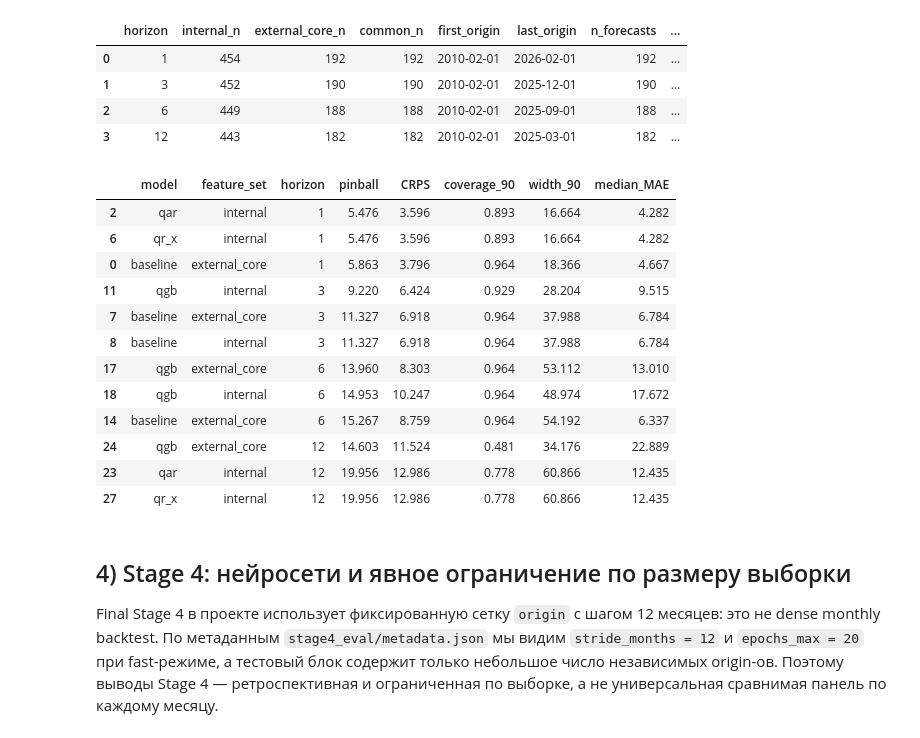
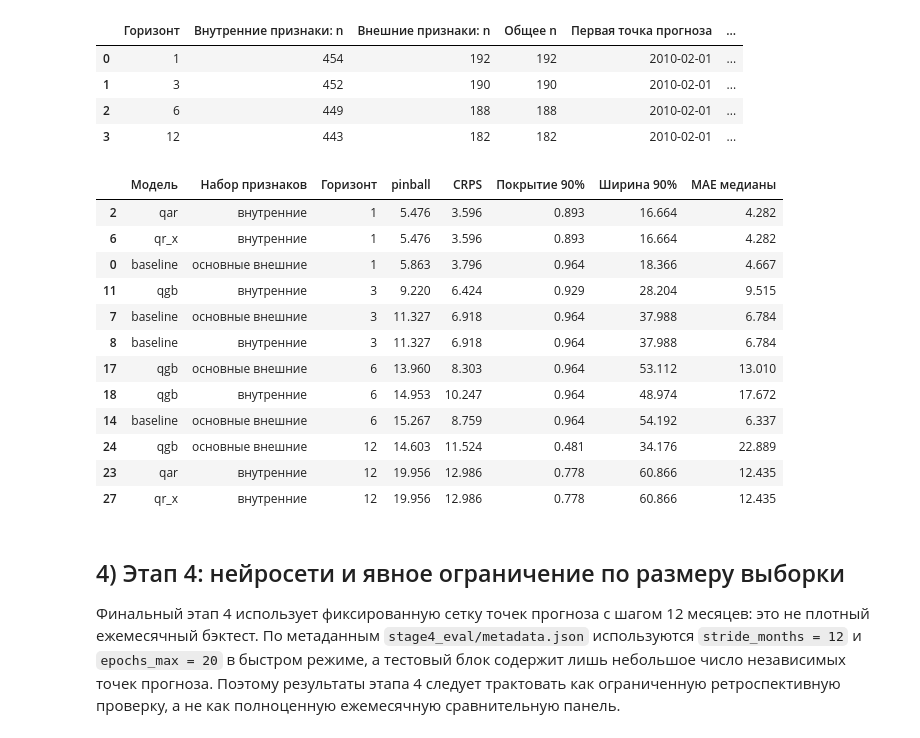
Before and after one commit to DMalakhov1/sber-task, a Jupyter notebook: task1_brent/Task1_Brent_Research.ipynb, the cells around one changed output. Drawn from its saved outputs; the diff is of its cells as text; code cells hidden in the pictures.

```diff
--- a/task1_brent/Task1_Brent_Research.ipynb
+++ b/task1_brent/Task1_Brent_Research.ipynb
@@ -295,42 +396,43 @@ plt.show()
 # %%
 common = build_stage3_common_origin_summary(series, horizons=(1, 3, 6, 12))
-display(common.round(3))
+display_ru(common.round(3))
 
 leader = build_stage3_probabilistic_leaderboard(series, horizons=(1, 3, 6, 12))
 best = (
     leader.sort_values(['horizon', 'pinball'])
     .groupby('horizon', as_index=False)
     .head(3)
     [['model', 'feature_set', 'horizon', 'pinball', 'CRPS', 'coverage_90', 'width_90', 'median_MAE']]
 )
-display(best.round(3))
+display_ru(best.round(3))
 # %% [output]
-|  | horizon | internal_n | external_core_n | common_n | first_origin | last_origin | n_forecasts | ... |
-| 0 | 1 | 454 | 192 | 192 | 2010-02-01 | 2026-02-01 | 192 | ... |
-| 1 | 3 | 452 | 190 | 190 | 2010-02-01 | 2025-12-01 | 190 | ... |
-| 2 | 6 | 449 | 188 | 188 | 2010-02-01 | 2025-09-01 | 188 | ... |
-| 3 | 12 | 443 | 182 | 182 | 2010-02-01 | 2025-03-01 | 182 | ... |
+|  | Горизонт | Внутренние признаки: n | Внешние признаки: n | Общее n | Первая точка прогноза | ... |
+| 0 | 1 | 454 | 192 | 192 | 2010-02-01 | ... |
+| 1 | 3 | 452 | 190 | 190 | 2010-02-01 | ... |
+| 2 | 6 | 449 | 188 | 188 | 2010-02-01 | ... |
+| 3 | 12 | 443 | 182 | 182 | 2010-02-01 | ... |
-|  | model | feature_set | horizon | pinball | CRPS | coverage_90 | width_90 | median_MAE |
-| 2 | qar | internal | 1 | 5.476 | 3.596 | 0.893 | 16.664 | 4.282 |
-| 6 | qr_x | internal | 1 | 5.476 | 3.596 | 0.893 | 16.664 | 4.282 |
-| 0 | baseline | external_core | 1 | 5.863 | 3.796 | 0.964 | 18.366 | 4.667 |
-| 11 | qgb | internal | 3 | 9.220 | 6.424 | 0.929 | 28.204 | 9.515 |
-| 7 | baseline | external_core | 3 | 11.327 | 6.918 | 0.964 | 37.988 | 6.784 |
-| 8 | baseline | internal | 3 | 11.327 | 6.918 | 0.964 | 37.988 | 6.784 |
-| 17 | qgb | external_core | 6 | 13.960 | 8.303 | 0.964 | 53.112 | 13.010 |
-| 18 | qgb | internal | 6 | 14.953 | 10.247 | 0.964 | 48.974 | 17.672 |
-| 14 | baseline | external_core | 6 | 15.267 | 8.759 | 0.964 | 54.192 | 6.337 |
-| 24 | qgb | external_core | 12 | 14.603 | 11.524 | 0.481 | 34.176 | 22.889 |
-| 23 | qar | internal | 12 | 19.956 | 12.986 | 0.778 | 60.866 | 12.435 |
-| 27 | qr_x | internal | 12 | 19.956 | 12.986 | 0.778 | 60.866 | 12.435 |
+|  | Модель | Набор признаков | Горизонт | pinball | CRPS | Покрытие 90% | Ширина 90% | MAE медианы |
+| 2 | qar | внутренние | 1 | 5.476 | 3.596 | 0.893 | 16.664 | 4.282 |
+| 6 | qr_x | внутренние | 1 | 5.476 | 3.596 | 0.893 | 16.664 | 4.282 |
+| 0 | baseline | основные внешние | 1 | 5.863 | 3.796 | 0.964 | 18.366 | 4.667 |
+| 11 | qgb | внутренние | 3 | 9.220 | 6.424 | 0.929 | 28.204 | 9.515 |
+| 7 | baseline | основные внешние | 3 | 11.327 | 6.918 | 0.964 | 37.988 | 6.784 |
+| 8 | baseline | внутренние | 3 | 11.327 | 6.918 | 0.964 | 37.988 | 6.784 |
+| 17 | qgb | основные внешние | 6 | 13.960 | 8.303 | 0.964 | 53.112 | 13.010 |
+| 18 | qgb | внутренние | 6 | 14.953 | 10.247 | 0.964 | 48.974 | 17.672 |
+| 14 | baseline | основные внешние | 6 | 15.267 | 8.759 | 0.964 | 54.192 | 6.337 |
+| 24 | qgb | основные внешние | 12 | 14.603 | 11.524 | 0.481 | 34.176 | 22.889 |
+| 23 | qar | внутренние | 12 | 19.956 | 12.986 | 0.778 | 60.866 | 12.435 |
+| 27 | qr_x | внутренние | 12 | 19.956 | 12.986 | 0.778 | 60.866 | 12.435 |
 # %% [markdown]
-## 4) Stage 4: нейросети и явное ограничение по размеру выборки
+## 4) Этап 4: нейросети и явное ограничение по размеру выборки
 
-Final Stage 4 в проекте использует фиксированную сетку `origin` с шагом 12 месяцев:
-это не dense monthly backtest. По метаданным `stage4_eval/metadata.json` мы видим
-`stride_months = 12` и `epochs_max = 20` при fast-режиме, а тестовый блок содержит только
-небольшое число независимых origin-ов. Поэтому выводы Stage 4 — ретроспективная и
-ограниченная по выборке, а не универсальная сравнимая панель по каждому месяцу.
+Финальный этап 4 использует фиксированную сетку точек прогноза с шагом 12 месяцев:
+это не плотный ежемесячный бэктест. По метаданным `stage4_eval/metadata.json`
+используются `stride_months = 12` и `epochs_max = 20` в быстром режиме, а тестовый блок
+содержит лишь небольшое число независимых точек прогноза. Поэтому результаты этапа 4
+следует трактовать как ограниченную ретроспективную проверку, а не как полноценную
+ежемесячную сравнительную панель.
 # %%
 pred = pd.read_csv(B / 'outputs' / 'stage4_eval' / 'predictions.csv')
 test = pred[pred['period'] == 'test'].copy()
```
Also changed, not shown: parts of 20 cells of this notebook.
